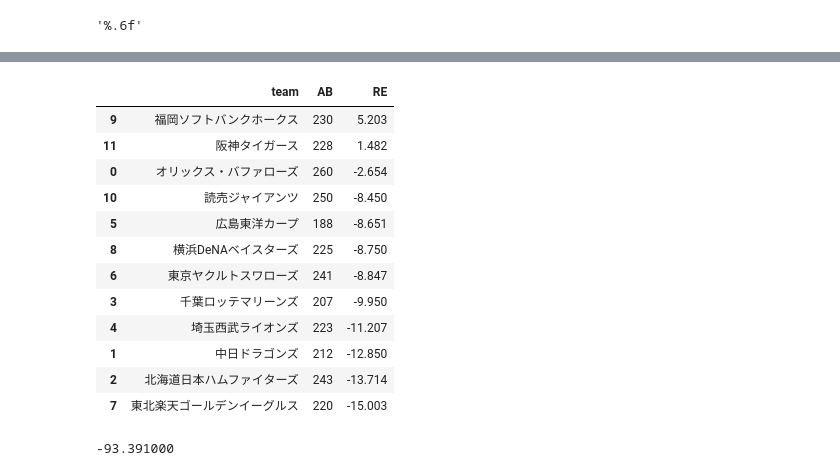
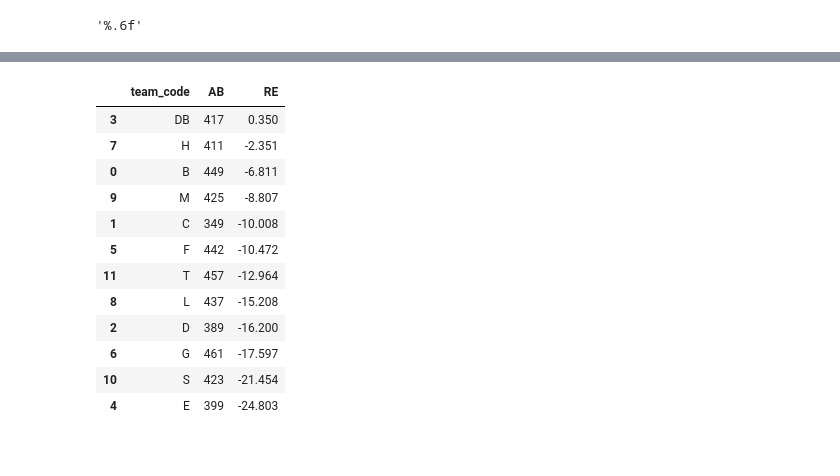
Before and after one commit to kanameg/npb-live-2023, a Jupyter notebook: python/src/batter_score.ipynb, the cells around one changed output, grey strips where cells are left out. Saved outputs shown, nothing was run; the diff lists cells and outputs as text; code cells hidden in the pictures.

```diff
--- a/python/src/batter_score.ipynb
+++ b/python/src/batter_score.ipynb
@@ -31,6 +52,6 @@ player = pd.DataFrame([])
 # %%
 player['AB'] = bats.groupby(['batter.id']).count()['batter.name'].sort_values(ascending=False)
 # %%
-player['RE'] = bats.groupby(['batter.id']).sum(numeric_only=True)['rc'].sort_values(ascending=False)
+player['RE'] = bats.groupby(['batter.id']).sum(numeric_only=True)['RE'].sort_values(ascending=False)
 # %%
 player = pd.merge(player, profile, left_on=['batter.id'], right_on=['id'], how='left')
@@ -56,20 +78,16 @@ player
 # %%
-player.sort_values('RE', ascending=False).groupby(['team'], as_index=False).sum(numeric_only=True)[['team', 'AB', 'RE']].sort_values('RE', ascending=False)
+player.sort_values('RE', ascending=False).groupby(['team_code'], as_index=False).sum(numeric_only=True)[['team_code', 'AB', 'RE']].sort_values('RE', ascending=False)
 # %% [output]
-|  | team | AB | RE |
-| 9 | 福岡ソフトバンクホークス | 230 | 5.203 |
-| 11 | 阪神タイガース | 228 | 1.482 |
-| 0 | オリックス・バファローズ | 260 | -2.654 |
-| 10 | 読売ジャイアンツ | 250 | -8.450 |
-| 5 | 広島東洋カープ | 188 | -8.651 |
-| 8 | 横浜DeNAベイスターズ | 225 | -8.750 |
-| 6 | 東京ヤクルトスワローズ | 241 | -8.847 |
-| 3 | 千葉ロッテマリーンズ | 207 | -9.950 |
-| 4 | 埼玉西武ライオンズ | 223 | -11.207 |
-| 1 | 中日ドラゴンズ | 212 | -12.850 |
-| 2 | 北海道日本ハムファイターズ | 243 | -13.714 |
-| 7 | 東北楽天ゴールデンイーグルス | 220 | -15.003 |
+|  | team_code | AB | RE |
+| 3 | DB | 417 | 0.350 |
+| 7 | H | 411 | -2.351 |
+| 0 | B | 449 | -6.811 |
+| 9 | M | 425 | -8.807 |
+| 1 | C | 349 | -10.008 |
+| 5 | F | 442 | -10.472 |
+| 11 | T | 457 | -12.964 |
+| 8 | L | 437 | -15.208 |
+| 2 | D | 389 | -16.200 |
+| 6 | G | 461 | -17.597 |
+| 10 | S | 423 | -21.454 |
+| 4 | E | 399 | -24.803 |
-# %%
-player['RE'].sum()
-# %% [output]
--93.391000
```
Also changed, not shown: parts of 8 cells of this notebook, 27 other files.
